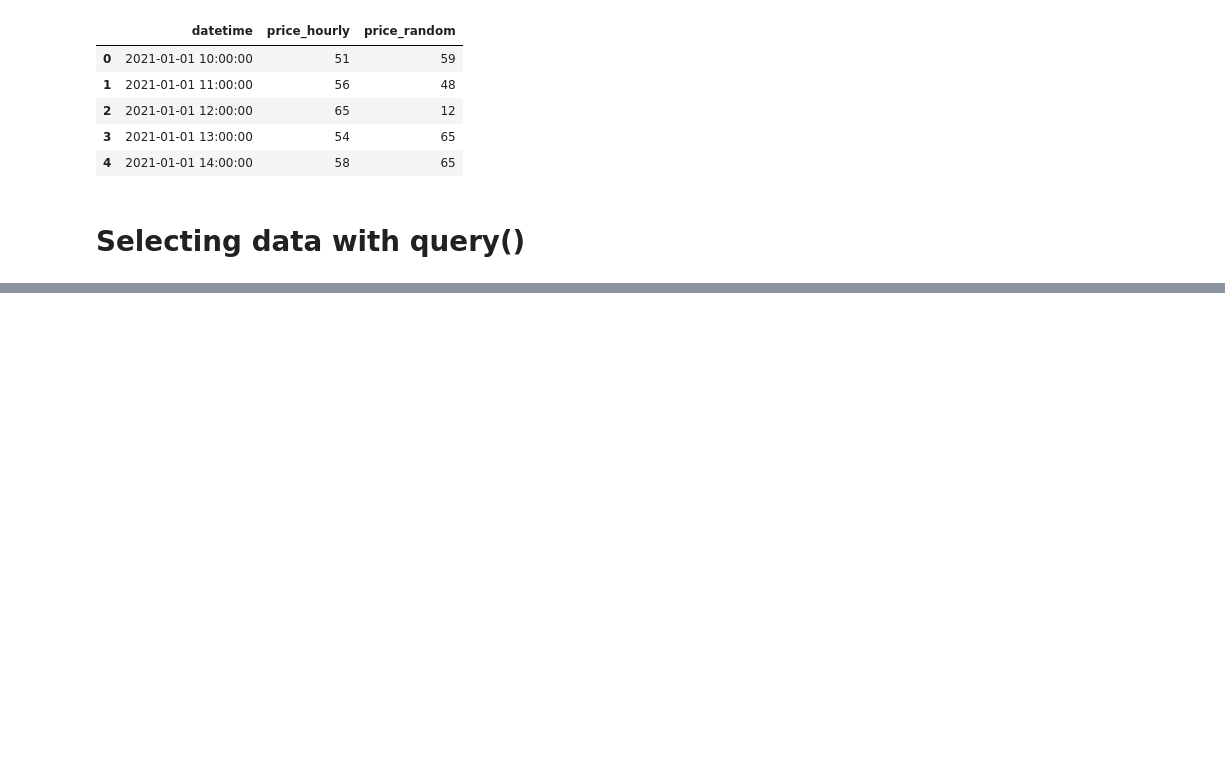
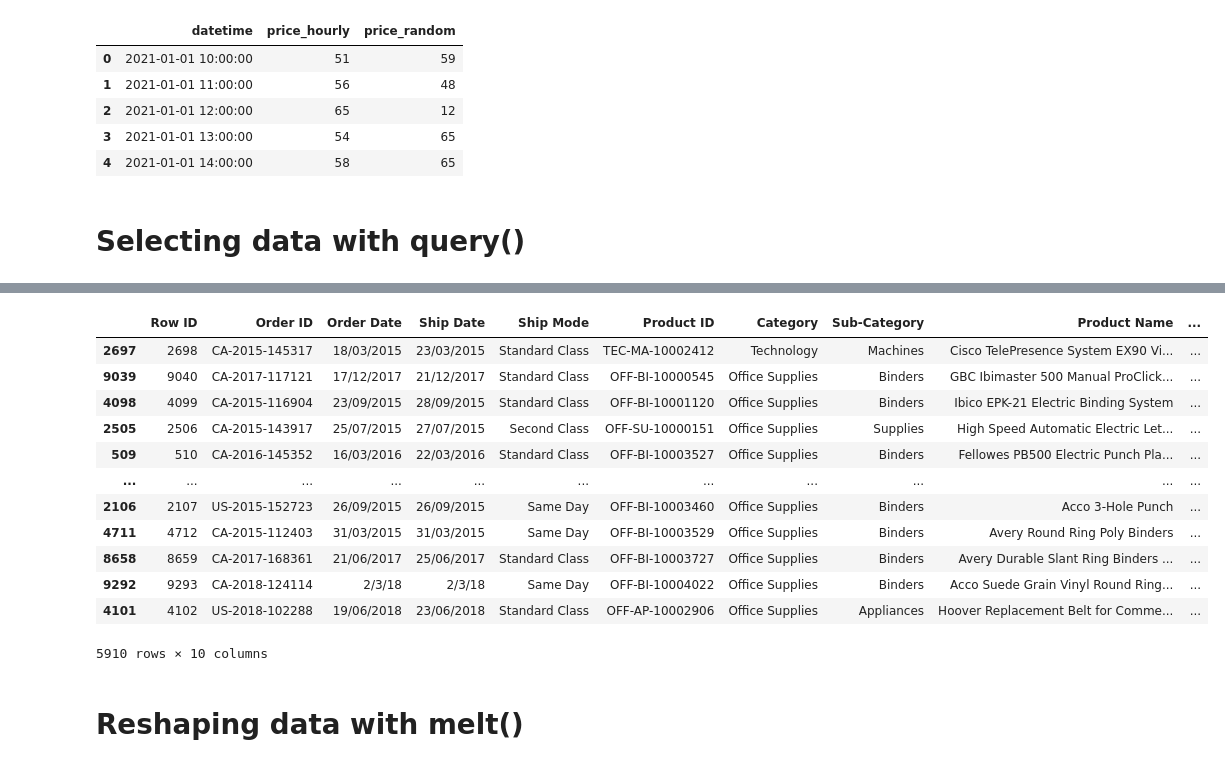
Before and after one commit to Jose-Servin/DataCamp, a Jupyter notebook: Courses/Joining_Data/Joining_Data_Pandas.ipynb, the cells around one changed output, grey strips where cells are left out. Drawn from its saved outputs; the diff is of its cells as text; code cells hidden in the pictures; blank space fills up the shorter version.

```diff
--- a/Courses/Joining_Data/Joining_Data_Pandas.ipynb
+++ b/Courses/Joining_Data/Joining_Data_Pandas.ipynb
@@ -1092,0 +1166,18 @@ pd.merge_asof(df1, df2, on='datetime', suffixes=('_hourly','_random'), direction
+# %%
+orders_data.query('Category == "Office Supplies" or (Category == "Technology" and Sales >= 20000)').sort_values('Sales', ascending=False)
+# %% [output]
+|  | Row ID | Order ID | Order Date | Ship Date | Ship Mode | Product ID | Category | Sub-Category | Product Name | ... |
+| 2697 | 2698 | CA-2015-145317 | 18/03/2015 | 23/03/2015 | Standard Class | TEC-MA-10002412 | Technology | Machines | Cisco TelePresence System EX90 Vi... | ... |
+| 9039 | 9040 | CA-2017-117121 | 17/12/2017 | 21/12/2017 | Standard Class | OFF-BI-10000545 | Office Supplies | Binders | GBC Ibimaster 500 Manual ProClick... | ... |
+| 4098 | 4099 | CA-2015-116904 | 23/09/2015 | 28/09/2015 | Standard Class | OFF-BI-10001120 | Office Supplies | Binders | Ibico EPK-21 Electric Binding System | ... |
+| 2505 | 2506 | CA-2015-143917 | 25/07/2015 | 27/07/2015 | Second Class | OFF-SU-10000151 | Office Supplies | Supplies | High Speed Automatic Electric Let... | ... |
+| 509 | 510 | CA-2016-145352 | 16/03/2016 | 22/03/2016 | Standard Class | OFF-BI-10003527 | Office Supplies | Binders | Fellowes PB500 Electric Punch Pla... | ... |
+| ... | ... | ... | ... | ... | ... | ... | ... | ... | ... | ... |
+| 2106 | 2107 | US-2015-152723 | 26/09/2015 | 26/09/2015 | Same Day | OFF-BI-10003460 | Office Supplies | Binders | Acco 3-Hole Punch | ... |
+| 4711 | 4712 | CA-2015-112403 | 31/03/2015 | 31/03/2015 | Same Day | OFF-BI-10003529 | Office Supplies | Binders | Avery Round Ring Poly Binders | ... |
+| 8658 | 8659 | CA-2017-168361 | 21/06/2017 | 25/06/2017 | Standard Class | OFF-BI-10003727 | Office Supplies | Binders | Avery Durable Slant Ring Binders ... | ... |
+| 9292 | 9293 | CA-2018-124114 | 2/3/18 | 2/3/18 | Same Day | OFF-BI-10004022 | Office Supplies | Binders | Acco Suede Grain Vinyl Round Ring... | ... |
+| 4101 | 4102 | US-2018-102288 | 19/06/2018 | 23/06/2018 | Standard Class | OFF-AP-10002906 | Office Supplies | Appliances | Hoover Replacement Belt for Comme... | ... |
+5910 rows × 10 columns
+# %% [markdown]
+# Reshaping data with melt()
```
Also changed, not shown: parts of 6 cells of this notebook.
